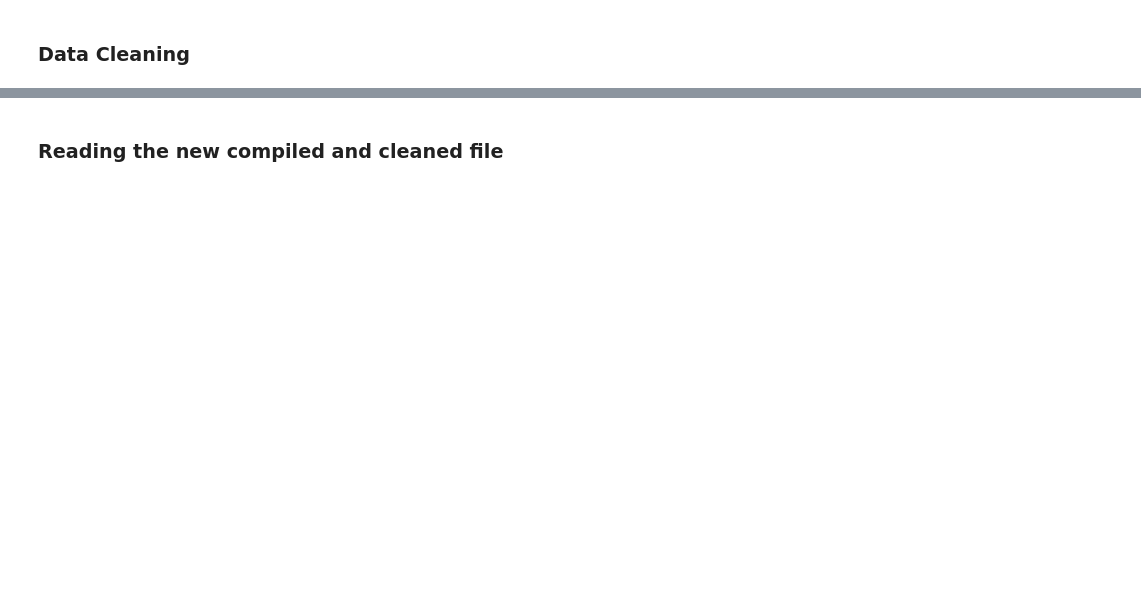
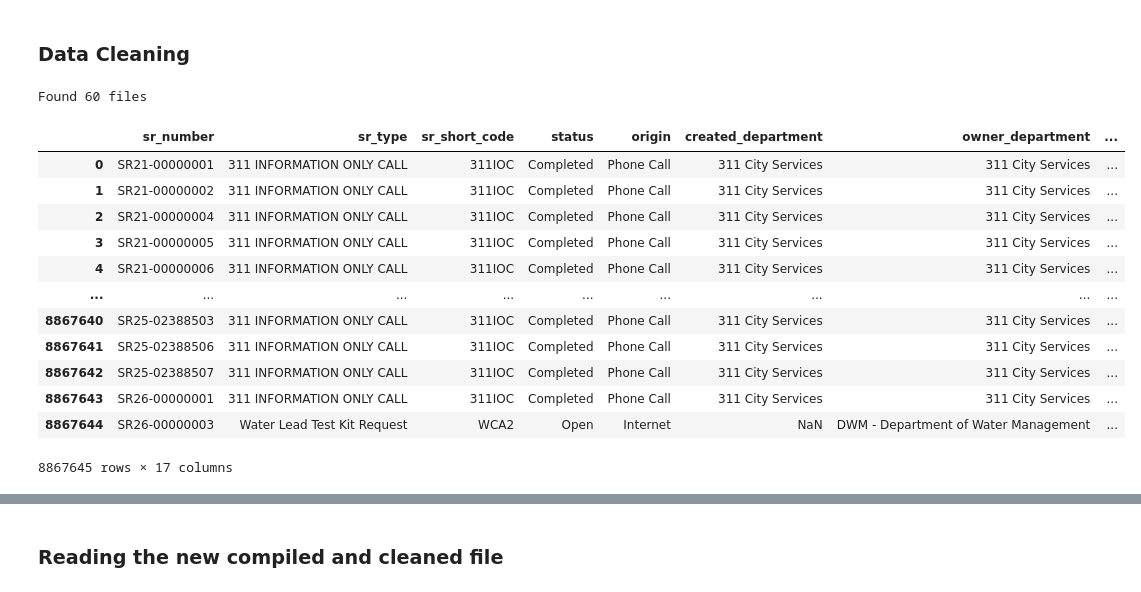
Before and after one commit to yiwang43/spatial-edu-inequality, a Jupyter notebook: code/scraping/311_API.ipynb, the cells around one changed output, grey strips where cells are left out. Cells and saved outputs as stored; diff of their text form; code cells hidden in the pictures; blank space fills up the shorter version.

```diff
--- a/code/scraping/311_API.ipynb
+++ b/code/scraping/311_API.ipynb
@@ -175,13 +200,31 @@ for y in [2021, 2022, 2023, 2024, 2025]:
 ### Data Cleaning
 # %%
 import glob
+from pathlib import Path
 
-files = sorted(glob.glob("data/raw_data/311_*.csv"))
+pattern = str(Path("~/Downloads/311_request_data/data/raw_data/311_*.csv").expanduser())
+files = sorted(glob.glob(pattern))
+
+print(f"Found {len(files)} files")
+
 dfs = [pd.read_csv(f) for f in files]
 df_311 = pd.concat(dfs, ignore_index=True)
-
-print("total:", len(df_311))
-df_311.head()
+df_311
+# %% [output]
+Found 60 files
+|  | sr_number | sr_type | sr_short_code | status | origin | created_department | owner_department | ... |
+| 0 | SR21-00000001 | 311 INFORMATION ONLY CALL | 311IOC | Completed | Phone Call | 311 City Services | 311 City Services | ... |
+| 1 | SR21-00000002 | 311 INFORMATION ONLY CALL | 311IOC | Completed | Phone Call | 311 City Services | 311 City Services | ... |
+| 2 | SR21-00000004 | 311 INFORMATION ONLY CALL | 311IOC | Completed | Phone Call | 311 City Services | 311 City Services | ... |
+| 3 | SR21-00000005 | 311 INFORMATION ONLY CALL | 311IOC | Completed | Phone Call | 311 City Services | 311 City Services | ... |
+| 4 | SR21-00000006 | 311 INFORMATION ONLY CALL | 311IOC | Completed | Phone Call | 311 City Services | 311 City Services | ... |
+| ... | ... | ... | ... | ... | ... | ... | ... | ... |
+| 8867640 | SR25-02388503 | 311 INFORMATION ONLY CALL | 311IOC | Completed | Phone Call | 311 City Services | 311 City Services | ... |
+| 8867641 | SR25-02388506 | 311 INFORMATION ONLY CALL | 311IOC | Completed | Phone Call | 311 City Services | 311 City Services | ... |
+| 8867642 | SR25-02388507 | 311 INFORMATION ONLY CALL | 311IOC | Completed | Phone Call | 311 City Services | 311 City Services | ... |
+| 8867643 | SR26-00000001 | 311 INFORMATION ONLY CALL | 311IOC | Completed | Phone Call | 311 City Services | 311 City Services | ... |
+| 8867644 | SR26-00000003 | Water Lead Test Kit Request | WCA2 | Open | Internet | NaN | DWM - Department of Water Management | ... |
+8867645 rows × 17 columns
 # %%
 def add_basic_metrics_cols(df):
     df["created_date"] = pd.to_datetime(df["created_date"], errors="coerce")
```
Also changed, not shown: parts of 9 cells of this notebook.
